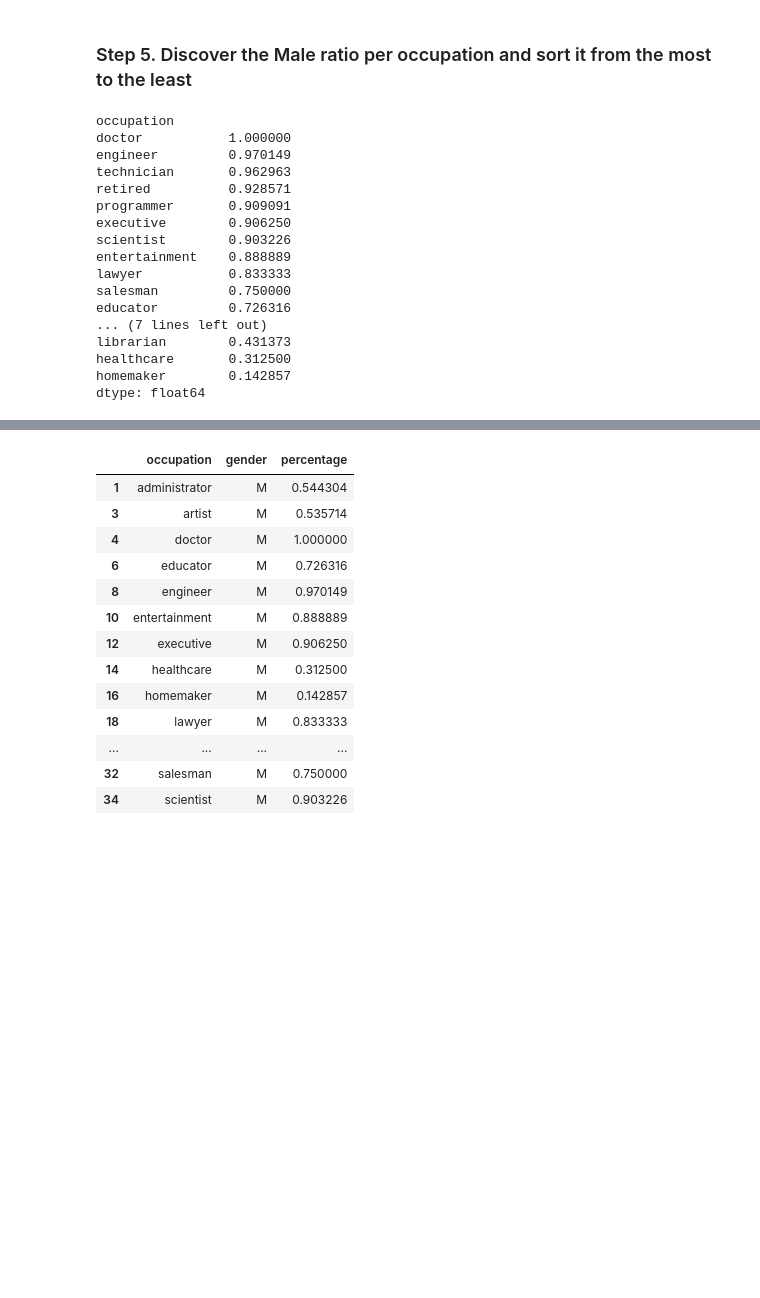
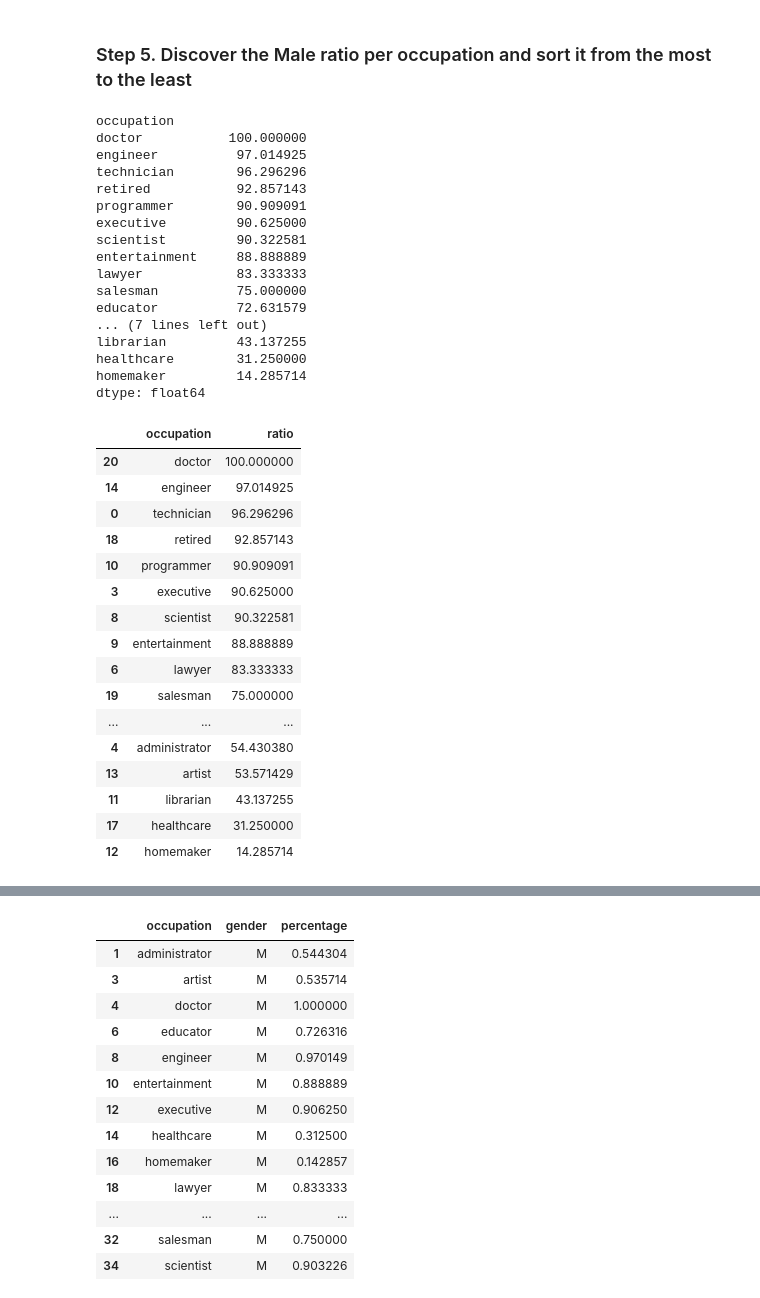
Before and after one commit to Vvivas593/Entregas, a Jupyter notebook: 2. Data Analysis/2-Pandas/14.4.24/Occupation Grouping VV 14.4.24.ipynb, the cells around one changed output, grey strips where cells are left out. Cells and saved outputs as stored; diff of their text form; code cells hidden in the pictures; blank space fills up the shorter version.

Commit message:
otre

```diff
--- a/2. Data Analysis/2-Pandas/14.4.24/Occupation Grouping VV 14.4.24.ipynb
+++ b/2. Data Analysis/2-Pandas/14.4.24/Occupation Grouping VV 14.4.24.ipynb
@@ -73,24 +73,57 @@ liste2 = liste1.pivot(index="occupation",columns="gender",values="CountOf_gender
 liste2 = liste2.fillna(0)
 # %%
 otre1 = liste2.F + liste2.M
-otre2 = liste2.M/otre1
+otre2 = (liste2.M/otre1)*100
 final_res = otre2.sort_values(ascending=False)
 final_res
 # %% [output]
 occupation
-doctor           1.000000
-engineer         0.970149
-technician       0.962963
-retired          0.928571
-programmer       0.909091
-executive        0.906250
-scientist        0.903226
-entertainment    0.888889
-lawyer           0.833333
-salesman         0.750000
-educator         0.726316
+doctor           100.000000
+engineer          97.014925
+technician        96.296296
+retired           92.857143
+programmer        90.909091
+executive         90.625000
+scientist         90.322581
+entertainment     88.888889
+lawyer            83.333333
+salesman          75.000000
+educator          72.631579
 ... (7 lines left out)
-librarian        0.431373
-healthcare       0.312500
-homemaker        0.142857
+librarian         43.137255
+healthcare        31.250000
+homemaker         14.285714
 dtype: float64
+# %%
+ratios = []
+occus = []
+
+for occu in users.loc[:, "occupation"].unique():
+    # print(occu)
+    subset = users.loc[users["occupation"]==occu,:]
+    # print(subset)
+    male = subset.loc[subset["gender"] == "M"].shape[0]
+    female = subset.loc[subset["gender"] == "F"].shape[0]
+    ratio = (male/(male+female))*100
+    occus.append(occu)
+    ratios.append(ratio)
+
+pd.DataFrame({"occupation": occus, "ratio":ratios}).sort_values("ratio", ascending=False)
+# %% [output]
+|  | occupation | ratio |
+| 20 | doctor | 100.000000 |
+| 14 | engineer | 97.014925 |
+| 0 | technician | 96.296296 |
+| 18 | retired | 92.857143 |
+| 10 | programmer | 90.909091 |
+| 3 | executive | 90.625000 |
+| 8 | scientist | 90.322581 |
+| 9 | entertainment | 88.888889 |
+| 6 | lawyer | 83.333333 |
+| 19 | salesman | 75.000000 |
+| ... | ... | ... |
+| 4 | administrator | 54.430380 |
+| 13 | artist | 53.571429 |
+| 11 | librarian | 43.137255 |
+| 17 | healthcare | 31.250000 |
+| 12 | homemaker | 14.285714 |
```
Also changed, not shown: parts of 3 cells of this notebook, 4 other files.
